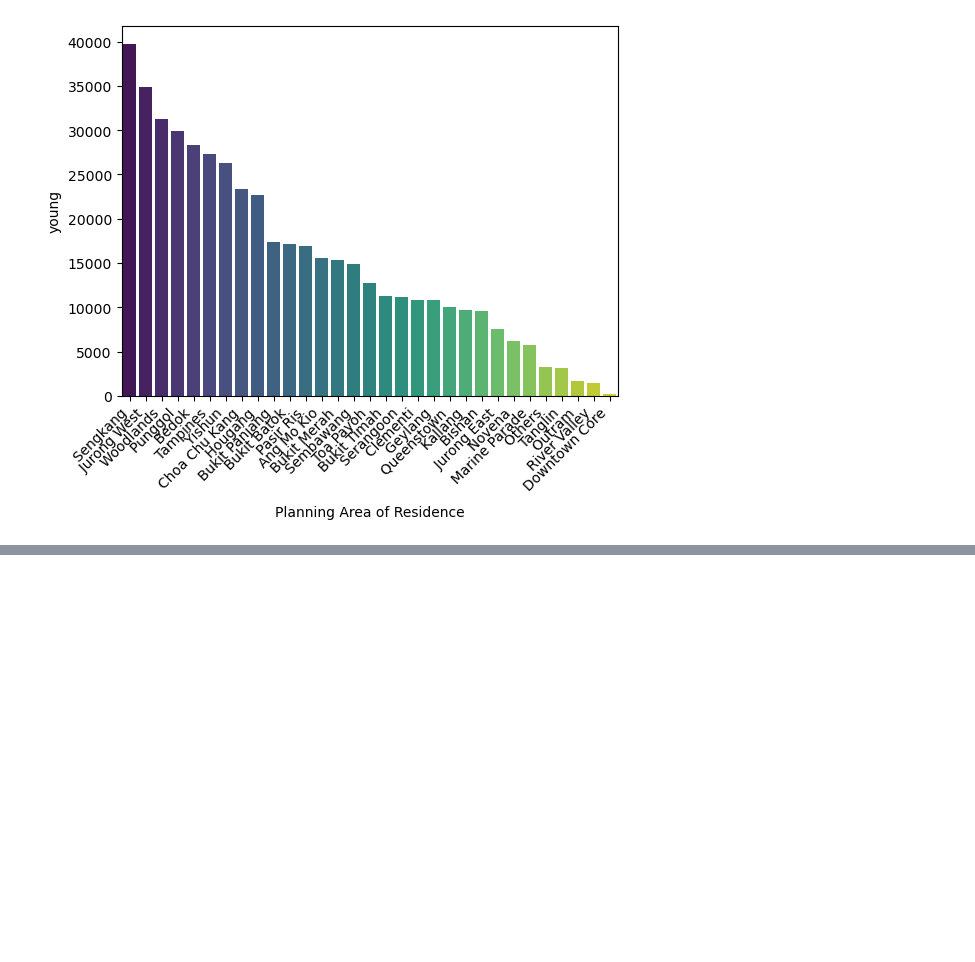
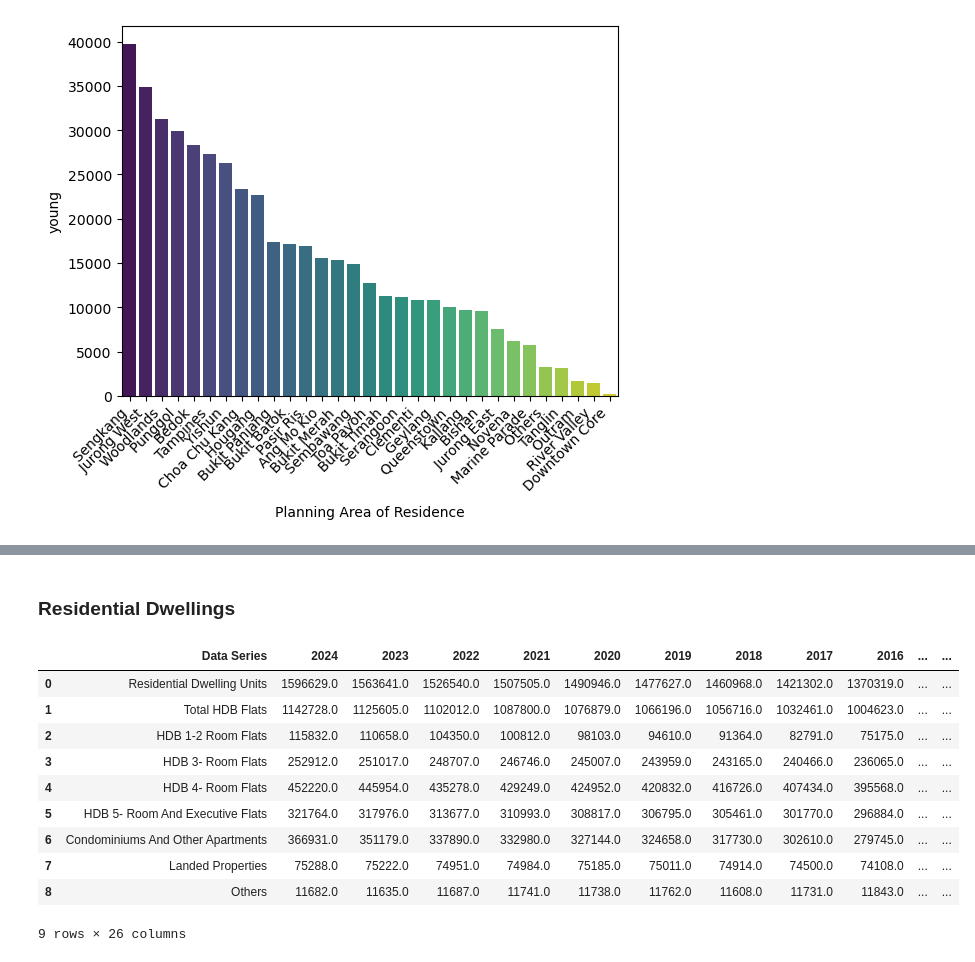
Before and after one commit to yuntsingg/DSE3101-HDB-Decode, a Jupyter notebook: code/Depstats_data.ipynb, the cells around one changed output, grey strips where cells are left out. Drawn from its saved outputs; the diff is of its cells as text; code cells hidden in the pictures; blank space fills up the shorter version.

Commit message:
Added Macroeconomic Data from DepStats with Cleaning

```diff
--- a/code/Depstats_data.ipynb
+++ b/code/Depstats_data.ipynb
@@ -106,0 +130,18 @@ plt.xticks(rotation=45, ha="right")
+# %% [markdown]
+### Residential Dwellings
+# %%
+resd = pd.read_csv("../data/raw/residential_dwellings.csv", skiprows = 10).head(9)
+#resd.iloc[1, 1:] == resd.iloc[2:6, 1:].sum()
+resd
+# %% [output]
+|  | Data Series | 2024 | 2023 | 2022 | 2021 | 2020 | 2019 | 2018 | 2017 | 2016 | ... | ... |
+| 0 | Residential Dwelling Units | 1596629.0 | 1563641.0 | 1526540.0 | 1507505.0 | 1490946.0 | 1477627.0 | 1460968.0 | 1421302.0 | 1370319.0 | ... | ... |
+| 1 | Total HDB Flats | 1142728.0 | 1125605.0 | 1102012.0 | 1087800.0 | 1076879.0 | 1066196.0 | 1056716.0 | 1032461.0 | 1004623.0 | ... | ... |
+| 2 | HDB 1-2 Room Flats | 115832.0 | 110658.0 | 104350.0 | 100812.0 | 98103.0 | 94610.0 | 91364.0 | 82791.0 | 75175.0 | ... | ... |
+| 3 | HDB 3- Room Flats | 252912.0 | 251017.0 | 248707.0 | 246746.0 | 245007.0 | 243959.0 | 243165.0 | 240466.0 | 236065.0 | ... | ... |
+| 4 | HDB 4- Room Flats | 452220.0 | 445954.0 | 435278.0 | 429249.0 | 424952.0 | 420832.0 | 416726.0 | 407434.0 | 395568.0 | ... | ... |
+| 5 | HDB 5- Room And Executive Flats | 321764.0 | 317976.0 | 313677.0 | 310993.0 | 308817.0 | 306795.0 | 305461.0 | 301770.0 | 296884.0 | ... | ... |
+| 6 | Condominiums And Other Apartments | 366931.0 | 351179.0 | 337890.0 | 332980.0 | 327144.0 | 324658.0 | 317730.0 | 302610.0 | 279745.0 | ... | ... |
+| 7 | Landed Properties | 75288.0 | 75222.0 | 74951.0 | 74984.0 | 75185.0 | 75011.0 | 74914.0 | 74500.0 | 74108.0 | ... | ... |
+| 8 | Others | 11682.0 | 11635.0 | 11687.0 | 11741.0 | 11738.0 | 11762.0 | 11608.0 | 11731.0 | 11843.0 | ... | ... |
+9 rows × 26 columns
```
Also changed, not shown: parts of 15 cells of this notebook, 10 other files.
